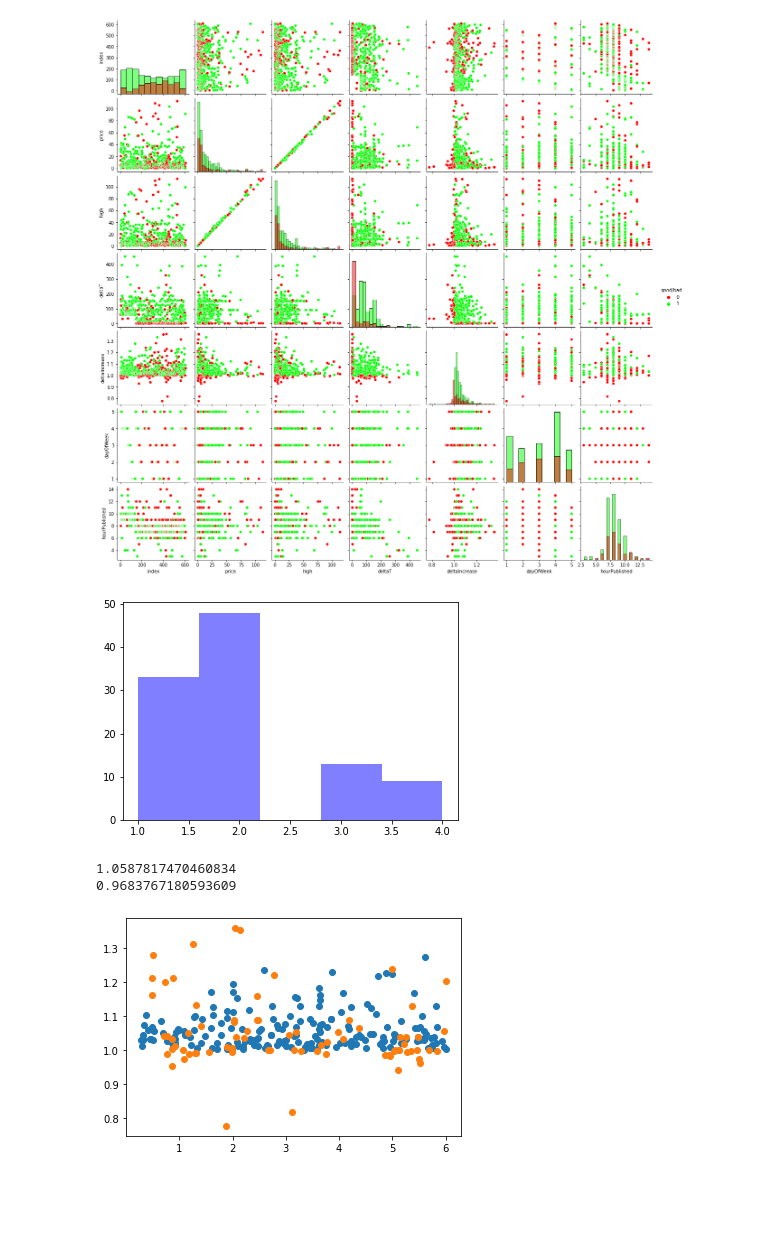
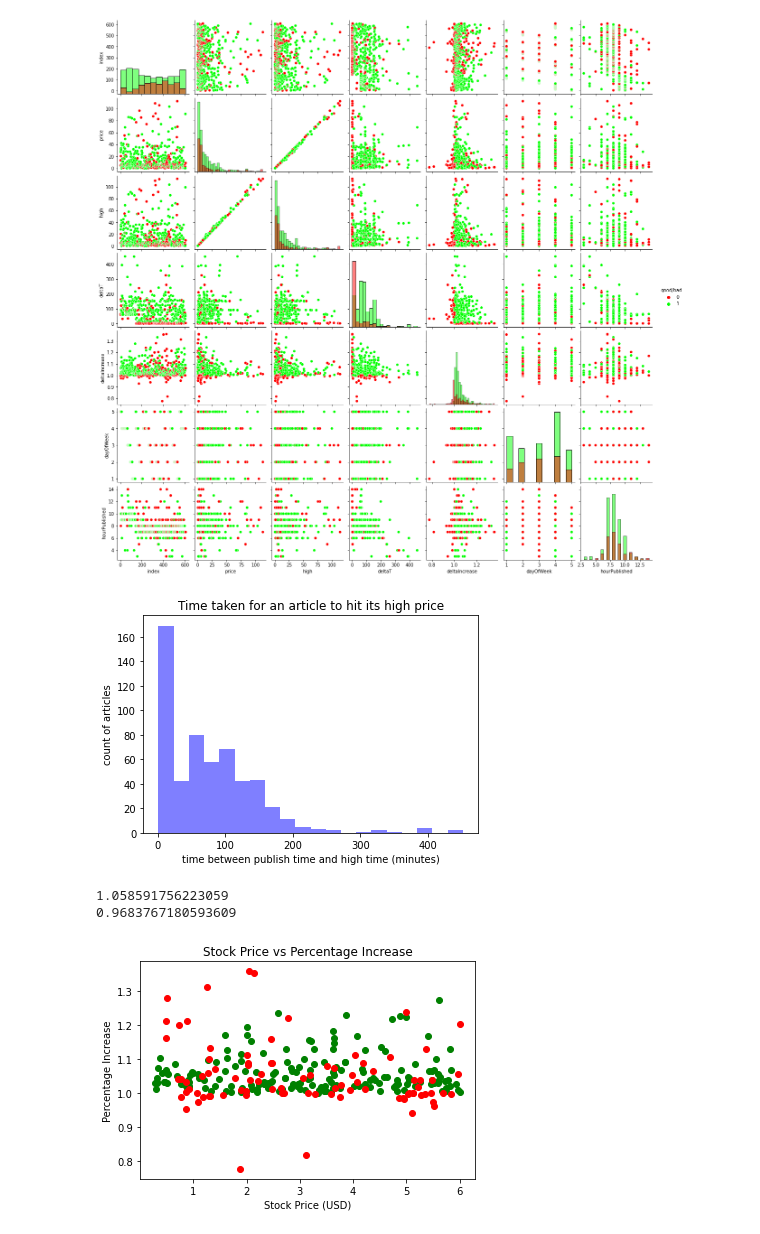
Before and after one commit to Chrisrdouglas/STONKS, a Jupyter notebook: Exploring.ipynb, the cells around one changed output. Cells and saved outputs as stored; diff of their text form; code cells hidden in the pictures; blank space fills up the shorter version.

Commit message:
final push of the code. including diagrams

```diff
--- a/Exploring.ipynb
+++ b/Exploring.ipynb
@@ -45,14 +45,17 @@ g.savefig('output.png')
 # %%
 removeGarbage = []
 for changeInTime in data['deltaT'].tolist():
-    if float(changeInTime) > 0 and float(changeInTime) < 5: # was 1000 but dropped down to 200 with 9 buckets instead of 20
+    if float(changeInTime) > 0 and float(changeInTime) < 1000: # was 1000 but dropped down to 200 with 9 buckets instead of 20
         removeGarbage.append(float(changeInTime))
-num_bins = 5
+num_bins = 20
 n, bins, patches = plt.hist(removeGarbage, num_bins, facecolor="blue", alpha=.5)
+plt.xlabel("time between publish time and high time (minutes)")
+plt.ylabel("count of articles")
+plt.title("Time taken for an article to hit its high price")
 plt.savefig("histogram3.png")
 plt.show()
 # %% [output]
-[figure, old version]
+[figure, new version]
 # %%
 price = data['price'].to_list()
 deltaIncrease = data['deltaIncrease'].to_list()
@@ -73,13 +76,15 @@ for i in range(len(label)):
 
 print(sum(deltaIncreaseGood)/len(deltaIncreaseGood))
 print(sum([i for i in deltaIncreaseBad if i < 1 ])/len([i for i in deltaIncreaseBad if i < 1 ]))
-plt.scatter(priceGood, deltaIncreaseGood)
+plt.scatter(priceGood, deltaIncreaseGood, color='green')
 
-plt.scatter(priceBad, deltaIncreaseBad)
-
+plt.scatter(priceBad, deltaIncreaseBad, color='red')
+plt.xlabel("Stock Price (USD)")
+plt.ylabel("Percentage Increase")
+plt.title("Stock Price vs Percentage Increase")
 plt.savefig("between1.5and6.png")
 plt.show()
 # %% [output]
-1.0587817470460834
+1.058591756223059
 0.9683767180593609
-[figure, old version]
+[figure, new version]
```
Also changed, not shown: 6 other files.
